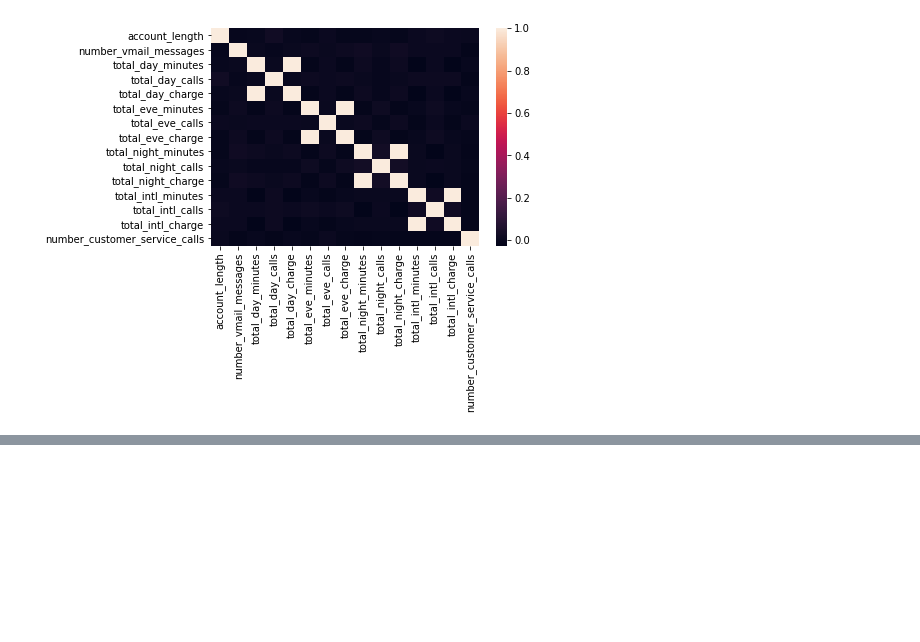
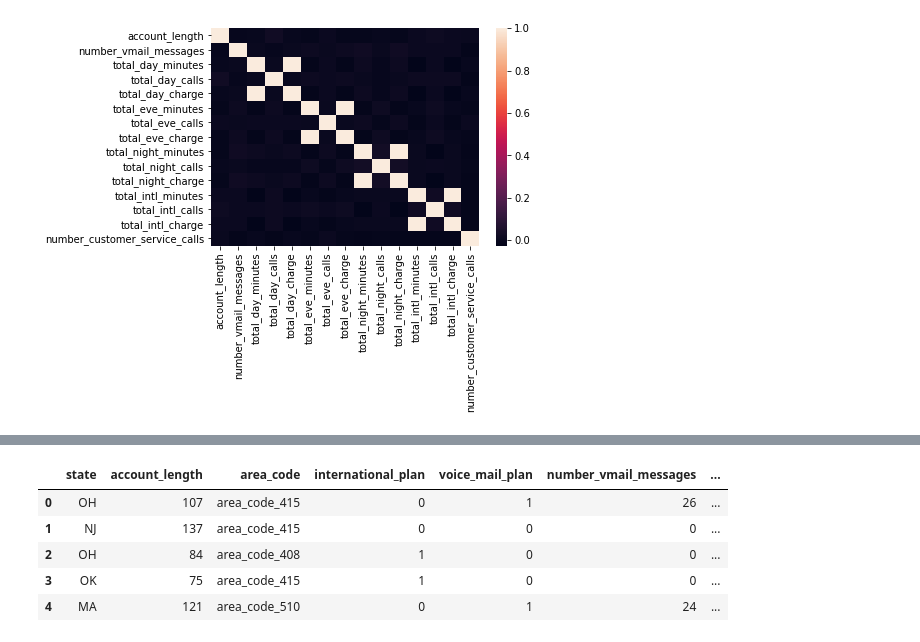
Before and after one commit to NataliaKitaoka/churn-prediction, a Jupyter notebook: data-visualization.ipynb, the cells around one changed output, grey strips where cells are left out. Saved outputs shown, nothing was run; the diff lists cells and outputs as text; code cells hidden in the pictures; blank space fills up the shorter version.

```diff
--- a/data-visualization.ipynb
+++ b/data-visualization.ipynb
@@ -180,0 +289,9 @@ NameError: name 'binary_data' is not defined
+# %%
+train_df.head()
+# %% [output]
+|  | state | account_length | area_code | international_plan | voice_mail_plan | number_vmail_messages | ... |
+| 0 | OH | 107 | area_code_415 | 0 | 1 | 26 | ... |
+| 1 | NJ | 137 | area_code_415 | 0 | 0 | 0 | ... |
+| 2 | OH | 84 | area_code_408 | 1 | 0 | 0 | ... |
+| 3 | OK | 75 | area_code_415 | 1 | 0 | 0 | ... |
+| 4 | MA | 121 | area_code_510 | 0 | 1 | 24 | ... |
```
Also changed, not shown: parts of 35 cells of this notebook.
